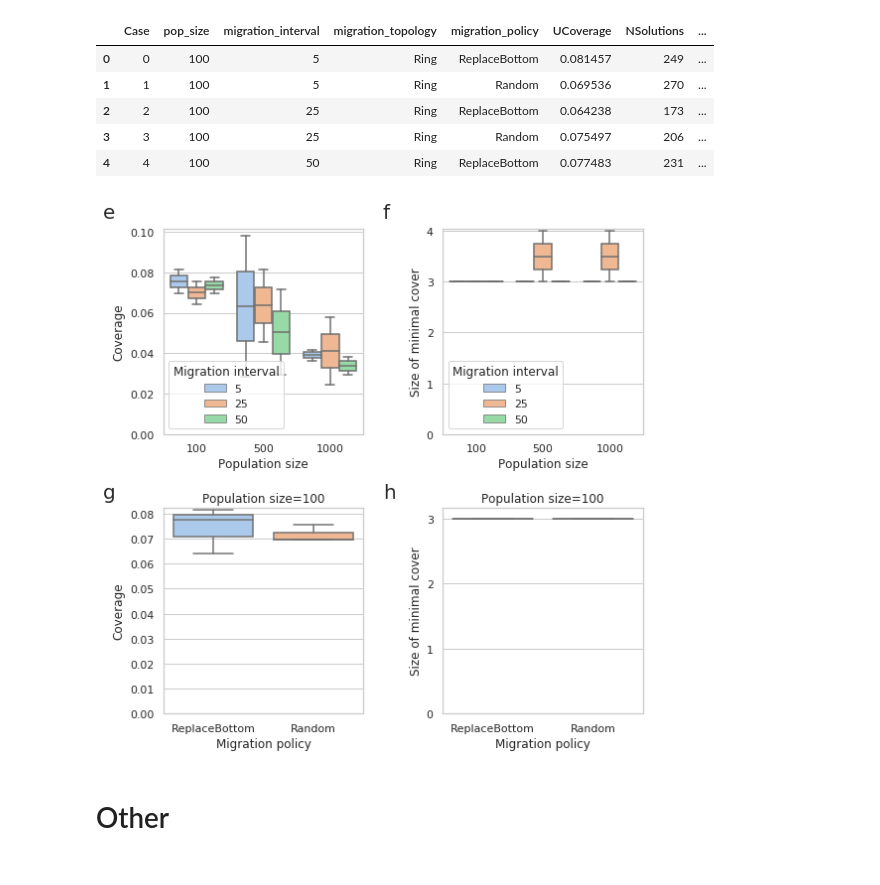
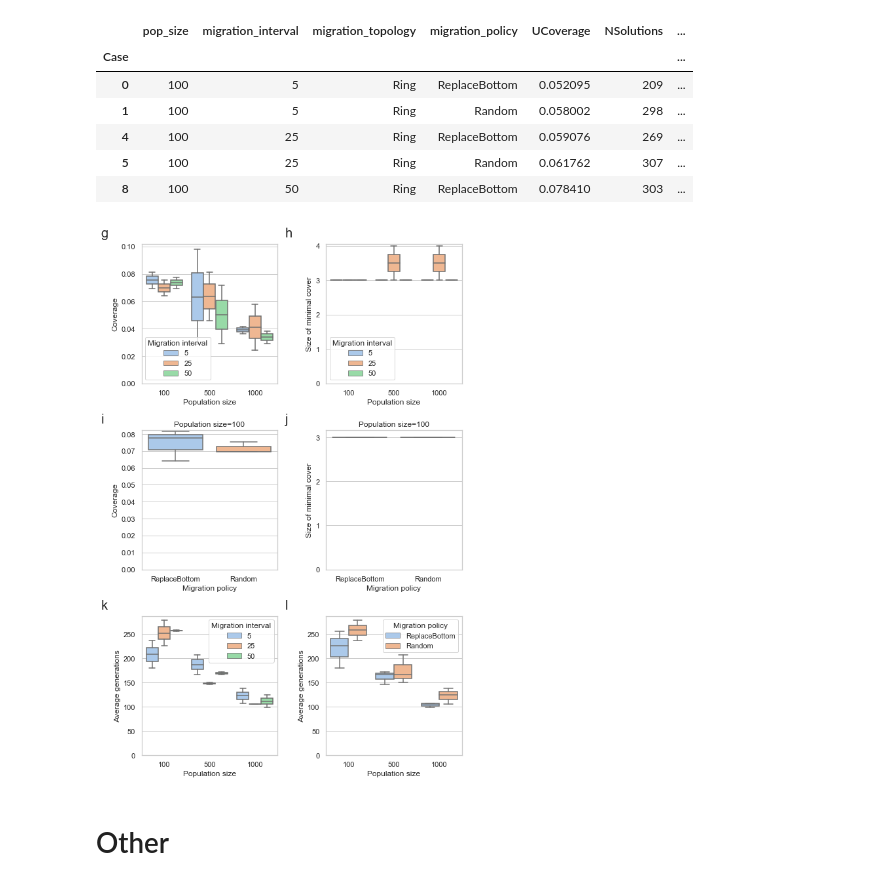
Before and after one commit to TrinhLab/modcell-hpc-study, a Jupyter notebook: benchmark/analysis/all_parameters.ipynb, the cells around one changed output. Drawn from its saved outputs; the diff is of its cells as text; code cells hidden in the pictures.

Commit message:
benchmark: add total generations to analysis

```diff
--- a/benchmark/analysis/all_parameters.ipynb
+++ b/benchmark/analysis/all_parameters.ipynb
@@ -19,19 +19,24 @@ palette = sns.color_palette()
 sns.set_style("whitegrid")
 # %%
 # Load data
-problem_id="gem-model-2h" # CHANGE according to problem
-df = pd.read_csv(f"../{problem_id}/results.csv")
-df = df.loc[df["migration_topology"] == "Ring", :] # Drop random topology since some nodes might be excluded. Also random does not increase max coverage
+problem_id="gem-model-1h"  # CHANGE according to problem
+df = pd.read_csv(f"../{problem_id}/results.csv", index_col='Case')
+# Add generations
+dfg = pd.read_csv(f"../generations/{problem_id}_avg_gen.tsv", sep='\t', index_col='Case')
+df = df.join(dfg)
+
+df = df.loc[df["migration_topology"] == "Ring", :]  # Drop random topology since some nodes might be excluded. Also random does not increase max coverage
 df.head()
 # %% [output]
-|  | Case | pop_size | migration_interval | migration_topology | migration_policy | UCoverage | NSolutions | ... |
-| 0 | 0 | 100 | 5 | Ring | ReplaceBottom | 0.081457 | 249 | ... |
-| 1 | 1 | 100 | 5 | Ring | Random | 0.069536 | 270 | ... |
-| 2 | 2 | 100 | 25 | Ring | ReplaceBottom | 0.064238 | 173 | ... |
-| 3 | 3 | 100 | 25 | Ring | Random | 0.075497 | 206 | ... |
-| 4 | 4 | 100 | 50 | Ring | ReplaceBottom | 0.077483 | 231 | ... |
+|  | pop_size | migration_interval | migration_topology | migration_policy | UCoverage | NSolutions | ... |
+| Case |  |  |  |  |  |  | ... |
+| 0 | 100 | 5 | Ring | ReplaceBottom | 0.052095 | 209 | ... |
+| 1 | 100 | 5 | Ring | Random | 0.058002 | 298 | ... |
+| 4 | 100 | 25 | Ring | ReplaceBottom | 0.059076 | 269 | ... |
+| 5 | 100 | 25 | Ring | Random | 0.061762 | 307 | ... |
+| 8 | 100 | 50 | Ring | ReplaceBottom | 0.078410 | 303 | ... |
 # %%
-nr=2
+nr=3
 nc=2
 fig, axs = plt.subplots(nrows=nr, ncols=nc, figsize=(4*nc,4*nr))
 
@@ -54,35 +59,61 @@ legend = ax.legend()
 legend.set_title("Migration interval")
 
 # 2
 selected_ps = 100
 df5 = df.loc[df["pop_size"] == selected_ps, :]
 #ax = sns.boxplot(x="migration_interval", y="UCoverage", data=df5, linewidth=1.5, boxprops={'facecolor':'None'})
 #ax = sns.swarmplot(x="migration_interval", y="UCoverage",hue="migration_policy", data=df5, size=7)
 ax = sns.boxplot(x="migration_policy", y="UCoverage", data=df5, linewidth=1.5, ax=axs[1,0])
 ax.set_title(f"Population size={selected_ps}");
 ax.set_ylim(0)
 ax.set_ylabel("Coverage")
 ax.set_xlabel("Migration policy")
 
 # 3
 ax = sns.boxplot(x="migration_policy", y="MinCS", data=df5, linewidth=1.5, ax=axs[1,1])
 ax.set_title(f"Population size={selected_ps}");
 ax.set_ylim(0)
 ax.yaxis.set_major_locator(MaxNLocator(integer=True))
 ax.set_ylabel("Size of minimal cover")
 ax.set_xlabel("Migration policy")
 
+# Generations
+# 4
+ax = sns.boxplot(x="pop_size", y="gen_avg",hue="migration_interval", data=df, linewidth=1.5, ax=axs[2,0])
+ax.set_ylim(0)
+ax.set_ylabel("Average generations")
+ax.set_xlabel("Population size")
+legend = ax.legend()
+legend.set_title("Migration interval")
+
+# 5
+ax = sns.boxplot(x="pop_size", y="gen_avg",hue="migration_policy", data=df, linewidth=1.5, ax=axs[2,1])
+ax.set_ylim(0)
+ax.set_ylabel("Average generations")
+ax.set_xlabel("Population size")
+legend = ax.legend()
+legend.set_title("Migration policy")
+
+"""
+ax = sns.boxplot(x="migration_policy", y="gen_avg", data=df5, linewidth=1.5, ax=axs[2,1])
+ax.set_title(f"Population size={selected_ps}");
+ax.set_ylim(0)
+ax.yaxis.set_major_locator(MaxNLocator(integer=True))
+ax.set_ylabel("Average generations")
+ax.set_xlabel("Migration policy")
+"""
+
 for n, ax in enumerate(axs.flatten()):
     if 'gem-model-2h' == problem_id:
-        n = n+4
+        n = n+6
     ax.text(-0.3, 1.05, string.ascii_lowercase[n], transform=ax.transAxes,
             size=20)
 
 
 fig.tight_layout()
 plt.savefig(f"./raw/{problem_id}.svgz")
 # %% [output]
-[figure, old version]
+[figure, new version]
 # %% [markdown]
 # Other
 # %%
```
Also changed, not shown: 36 other files.
